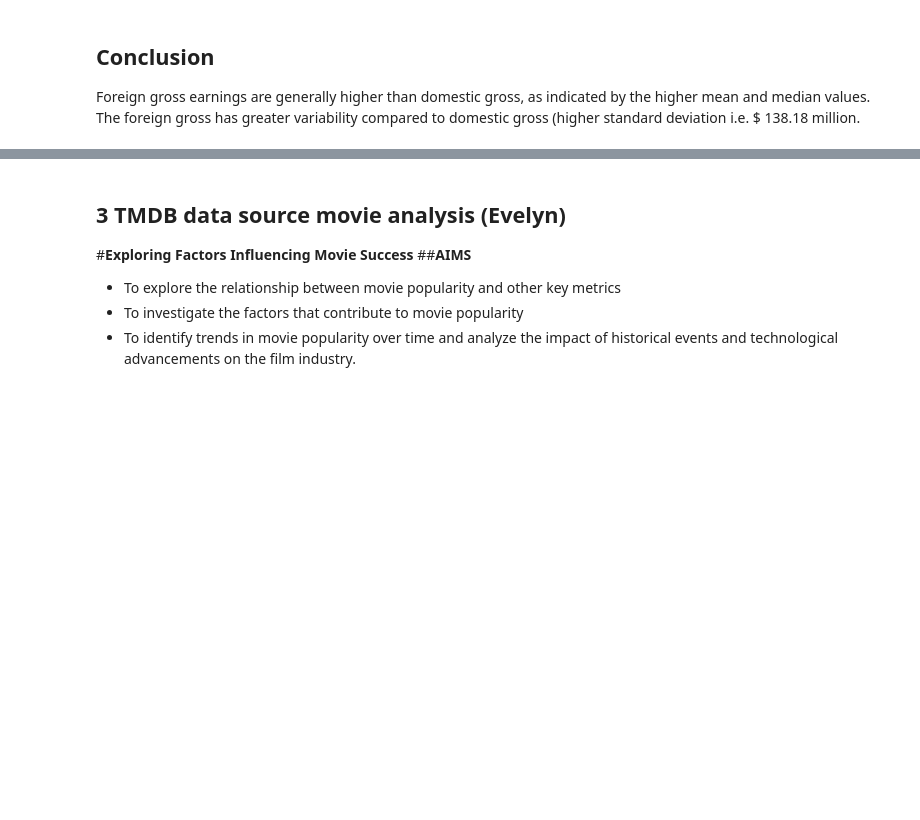
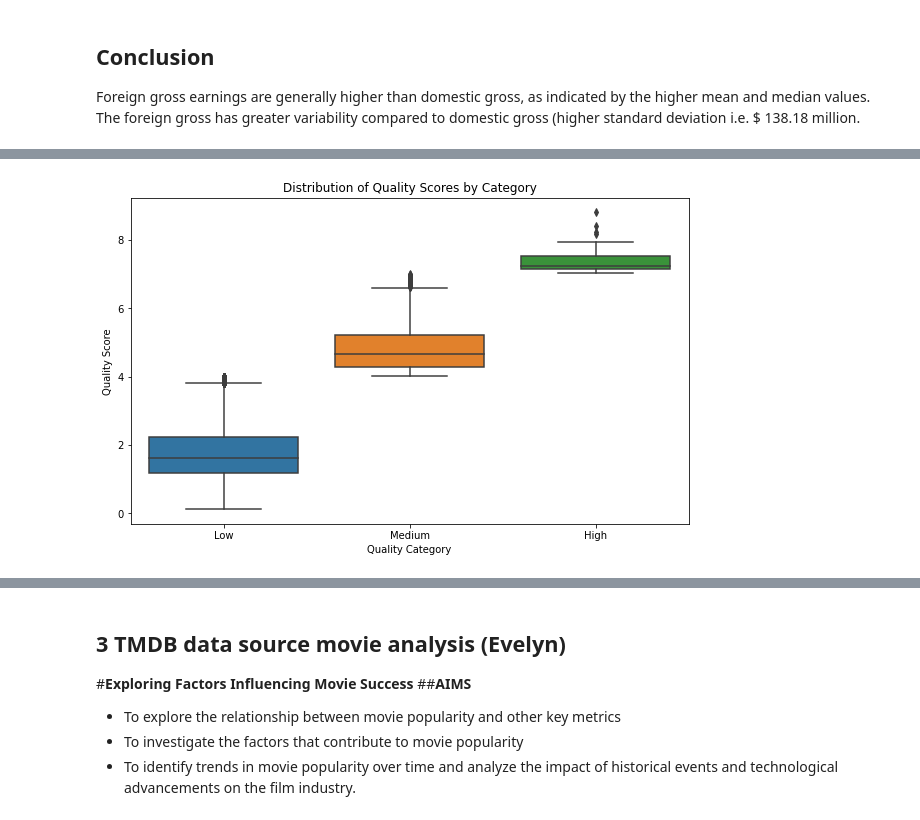
Before and after one commit to Thazes/Dsf-pt09-grp2, a Jupyter notebook: phase_2_group_2.ipynb, the cells around one changed output, grey strips where cells are left out. Saved outputs shown, nothing was run; the diff lists cells and outputs as text; code cells hidden in the pictures; blank space fills up the shorter version.

```diff
--- a/phase_2_group_2.ipynb
+++ b/phase_2_group_2.ipynb
@@ -170,0 +529,5 @@ The foreign gross has greater variability compared to domestic gross (higher sta
+# %%
+#Filling the Genre missing values with the mode
+im_ratings['genres'] = im_ratings['genres'].fillna(mode_genres)
+# Check for missing values across all columns
+print(im_ratings.isna().sum())
@@ -170,0 +564,26 @@ The foreign gross has greater variability compared to domestic gross (higher sta
+# %%
+import numpy as np
+def calculate_quality_score(im_ratings, rating_col='averagerating', votes_col='numvotes'):
+
+    # Log transformation of votes to avoid skewness and log(0) issues
+    im_ratings['log_numvotes'] = np.log(im_ratings[votes_col] + 1)
+
+    # Normalize votes by the maximum log vote count
+    max_votes = im_ratings['log_numvotes'].max()
+
+    # Calculate Quality Score
+    im_ratings['quality_score'] = (im_ratings[rating_col] * im_ratings['log_numvotes']) / max_votes
+
+    bins = [0, 4, 7, 10]
+    labels = ['Low', 'Medium', 'High']
+
+    im_ratings['quality_category'] = pd.cut(im_ratings['quality_score'], bins=bins, labels=labels, right=False)
+
+    return im_ratings
+try:
+
+    im_ratings = calculate_quality_score(im_ratings)
+
+    print(im_ratings[['averagerating', 'numvotes', 'quality_score', 'quality_category']].head(100))
+except ValueError as e:
+    print(f"Error: {e}")
@@ -170,0 +605,9 @@ The foreign gross has greater variability compared to domestic gross (higher sta
+# %%
+plt.figure(figsize=(10, 6))
+sns.boxplot(x='quality_category', y='quality_score', data=im_ratings)
+plt.title('Distribution of Quality Scores by Category')
+plt.xlabel('Quality Category')
+plt.ylabel('Quality Score')
+plt.show()
+# %% [output]
+[figure, added]
```
Also changed, not shown: parts of 80 cells of this notebook.
